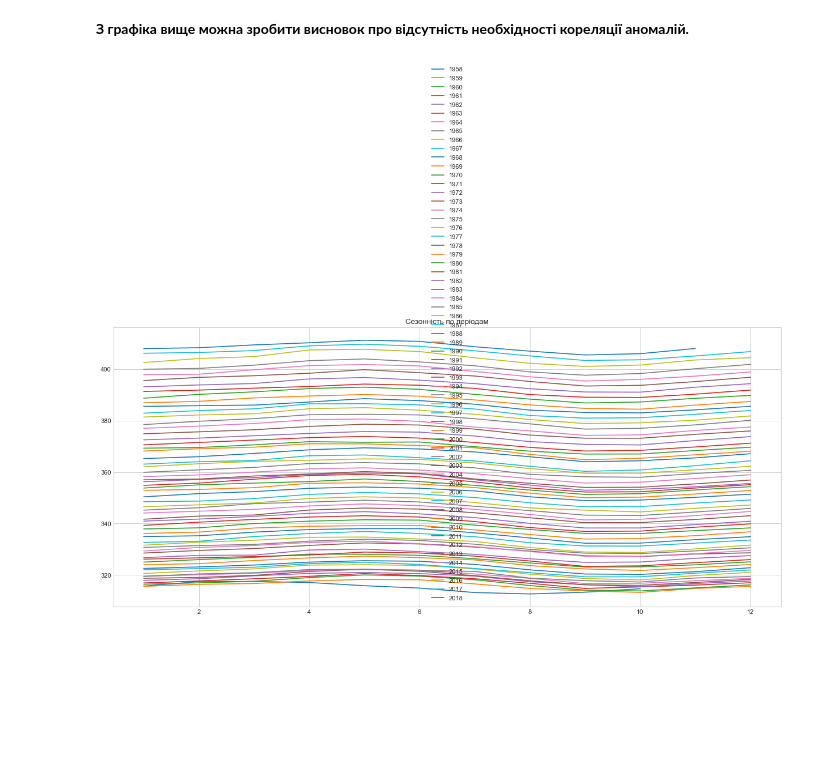
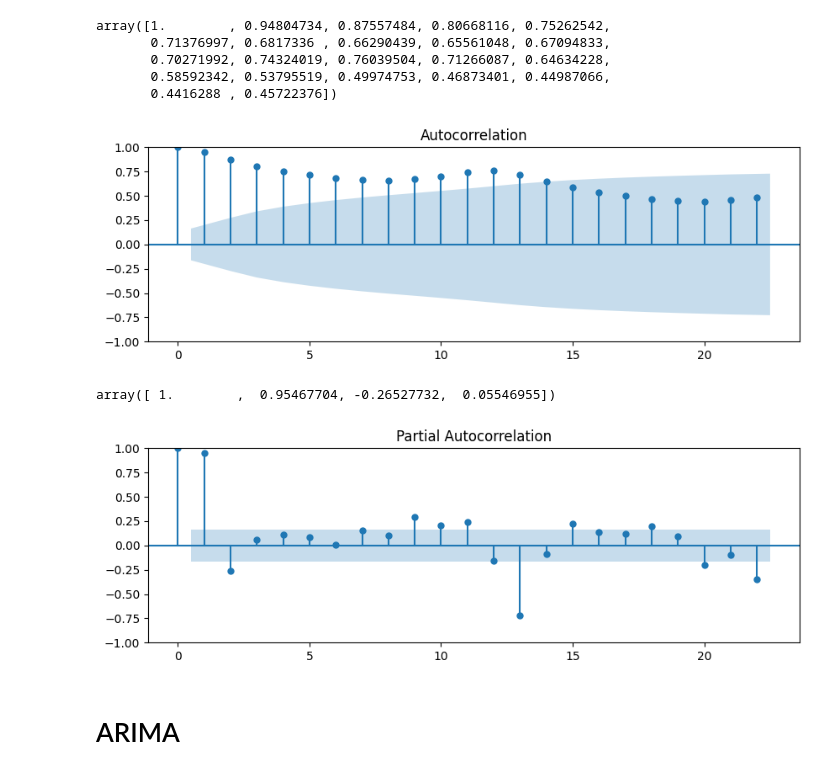
Before and after one commit to OleksandrKryvoruk/dz_54, a Jupyter notebook: 1.ipynb, the cells around one changed output. Cells and saved outputs as stored; diff of their text form; code cells hidden in the pictures; blank space fills up the shorter version.

```diff
--- a/1.ipynb
+++ b/1.ipynb
@@ -140,14 +77,28 @@ dtype: bool
-# %% [markdown]
-**З графіка вище можна зробити висновок про відсутність необхідності кореляції аномалій.**
-# %%
-def sesonal(data, s):
-    plt.figure(figsize=(19,8), dpi= 80)
-    for i, y in enumerate(data.index.year.unique()):
-        plt.plot(list(range(1,len(data[data.index.year==y])+1)), data[data.index.year==y][data.columns[0]].values, label=y)
-    plt.title("Сезонність по періодам")
-    plt.legend(loc="best")
-    plt.show()
-
-sesonal(df, 12)
-# %% [output]
-[figure, removed]
+# %%
+acf_value = acf(df.Passengers)
+display(acf_value)
+# %% [output]
+array([1.        , 0.94804734, 0.87557484, 0.80668116, 0.75262542,
+       0.71376997, 0.6817336 , 0.66290439, 0.65561048, 0.67094833,
+       0.70271992, 0.74324019, 0.76039504, 0.71266087, 0.64634228,
+       0.58592342, 0.53795519, 0.49974753, 0.46873401, 0.44987066,
+       0.4416288 , 0.45722376])
+# %%
+matplotlib.rcParams['figure.figsize']=[10,3]
+plot_acf(df.Passengers)
+pyplot.show()
+# %% [output]
+[figure, added]
+# %%
+pacf_value = pacf(df.Passengers, nlags=3)
+display(pacf_value)
+# %% [output]
+array([ 1.        ,  0.95467704, -0.26527732,  0.05546955])
+# %%
+matplotlib.rcParams['figure.figsize']=[10,3]
+plot_pacf(df.Passengers)
+pyplot.show()
+# %% [output]
+[figure, added]
+# %% [markdown]
+# ARIMA
```
Also changed, not shown: parts of 45 cells of this notebook, 3 other files.
